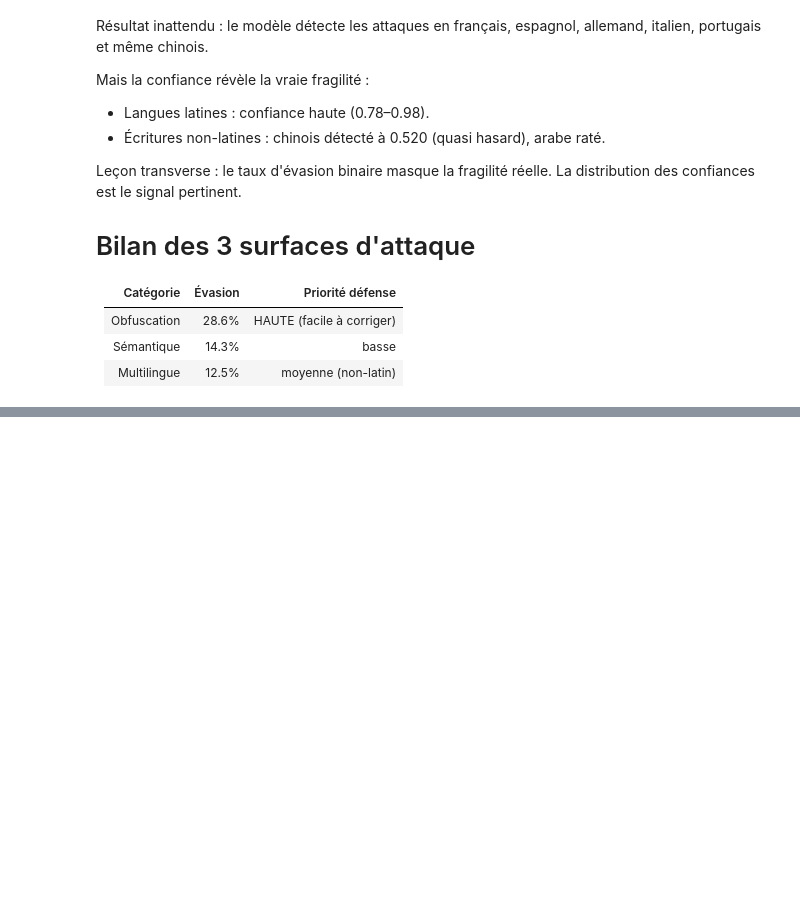
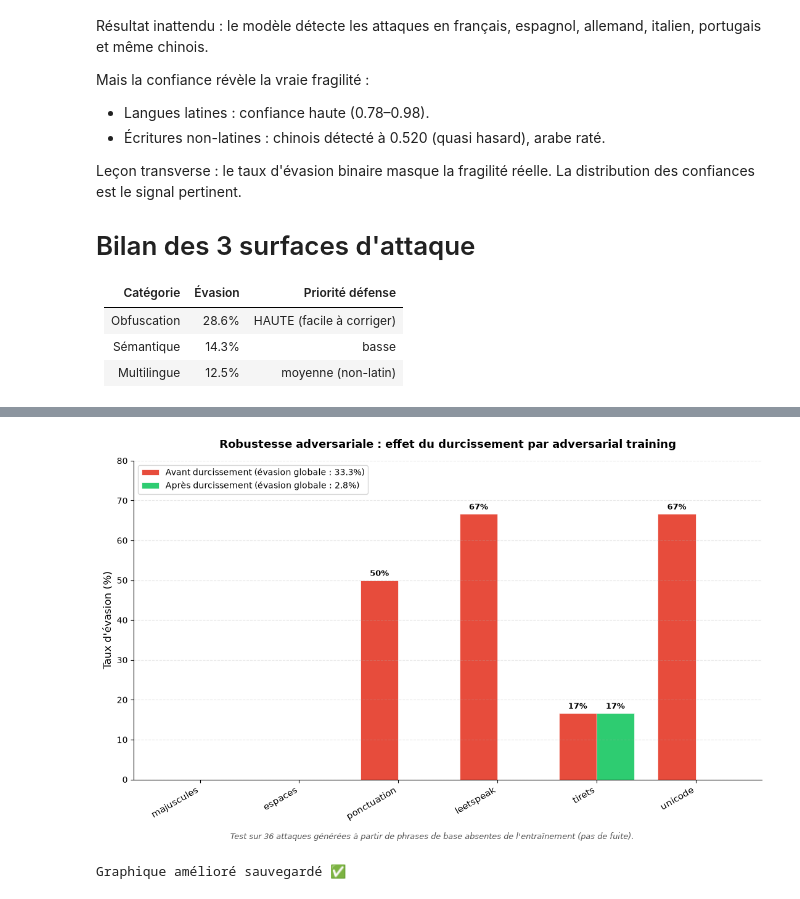
Before and after one commit to TheSIG-king/llm-injection-detector, a Jupyter notebook: notebooks/04_adversarial.ipynb, the cells around one changed output, grey strips where cells are left out. Saved outputs shown, nothing was run; the diff lists cells and outputs as text; code cells hidden in the pictures; blank space fills up the shorter version.

Commit message:
Phase 4 : adversarial training, évasion 33% -> 2.8% (-30 points)

```diff
--- a/notebooks/04_adversarial.ipynb
+++ b/notebooks/04_adversarial.ipynb
@@ -179,0 +352,20 @@ La distribution des confiances est le signal pertinent.
+# %%
+from sklearn.model_selection import train_test_split
+from sklearn.linear_model import LogisticRegression
+
+# Split (on garde la même logique qu'en Phase 2)
+X_train, X_test, y_train, y_test = train_test_split(
+    df_v3["text"], df_v3["label"],
+    test_size=0.2, random_state=42, stratify=df_v3["label"]
+)
+
+# Embeddings (réutilise l'encoder déjà chargé)
+print("Encodage du jeu d'entraînement...")
+emb_train = encoder.encode(X_train.tolist(), show_progress_bar=True)
+emb_test = encoder.encode(X_test.tolist(), show_progress_bar=True)
+
+# Entraînement du modèle v3
+clf_v3 = LogisticRegression(max_iter=1000)
+clf_v3.fit(emb_train, y_train)
+
+print("Modèle v3 entraîné ✅")
@@ -179,0 +447,58 @@ La distribution des confiances est le signal pertinent.
+# %%
+import matplotlib.pyplot as plt
+import numpy as np
+
+# Recalcul des taux par technique
+techniques = TECHNIQUES
+avant, apres = [], []
+for i, tech in enumerate(techniques):
+    vt = [adv_test[j] for j in range(len(adv_test)) if j % len(TECHNIQUES) == i]
+    avant.append(100 * sum(1 for v in vt if not detecter(v)[0]) / len(vt))
+    apres.append(100 * sum(1 for v in vt if not detecter_v3(v)[0]) / len(vt))
+
+x = np.arange(len(techniques))
+largeur = 0.38
+
+fig, ax = plt.subplots(figsize=(11, 6.5))
+barres_avant = ax.bar(x - largeur/2, avant, largeur,
+                      label=f"Avant durcissement (évasion globale : {evasion_avant:.1f}%)",
+                      color="#e74c3c", edgecolor="white", linewidth=0.5)
+barres_apres = ax.bar(x + largeur/2, apres, largeur,
+                      label=f"Après durcissement (évasion globale : {evasion_apres:.1f}%)",
+                      color="#2ecc71", edgecolor="white", linewidth=0.5)
+
+# Valeurs au-dessus de chaque barre (seulement si > 0, pour ne pas surcharger)
+def annoter(barres):
+    for b in barres:
+        h = b.get_height()
+        if h > 0:
+            ax.annotate(f"{h:.0f}%", xy=(b.get_x() + b.get_width()/2, h),
+                        xytext=(0, 3), textcoords="offset points",
+                        ha="center", va="bottom", fontsize=9, fontweight="bold")
+annoter(barres_avant)
+annoter(barres_apres)
+
+# Titres et habillage
+ax.set_ylabel("Taux d'évasion (%)", fontsize=12)
+ax.set_title("Robustesse adversariale : effet du durcissement par adversarial training",
+             fontsize=13, fontweight="bold", pad=15)
+ax.set_xticks(x)
+ax.set_xticklabels(techniques, rotation=30, ha="right", fontsize=11)
+ax.set_ylim(0, max(avant) * 1.2)
+ax.legend(fontsize=10, loc="upper left")
+ax.grid(axis="y", alpha=0.3, linestyle="--")
+ax.spines["top"].set_visible(False)
+ax.spines["right"].set_visible(False)
+
+# Note de méthode en bas (crédibilité)
+fig.text(0.5, -0.02,
+         "Test sur 36 attaques générées à partir de phrases de base absentes de l'entraînement (pas de fuite).",
+         ha="center", fontsize=9, style="italic", color="#555")
+
+plt.tight_layout()
+plt.savefig("../adversarial_hardening.png", dpi=150, bbox_inches="tight")
+plt.show()
+print("Graphique amélioré sauvegardé ✅")
+# %% [output]
+[figure, added]
+Graphique amélioré sauvegardé ✅
```
Also changed, not shown: parts of 15 cells of this notebook, 2 other files.
